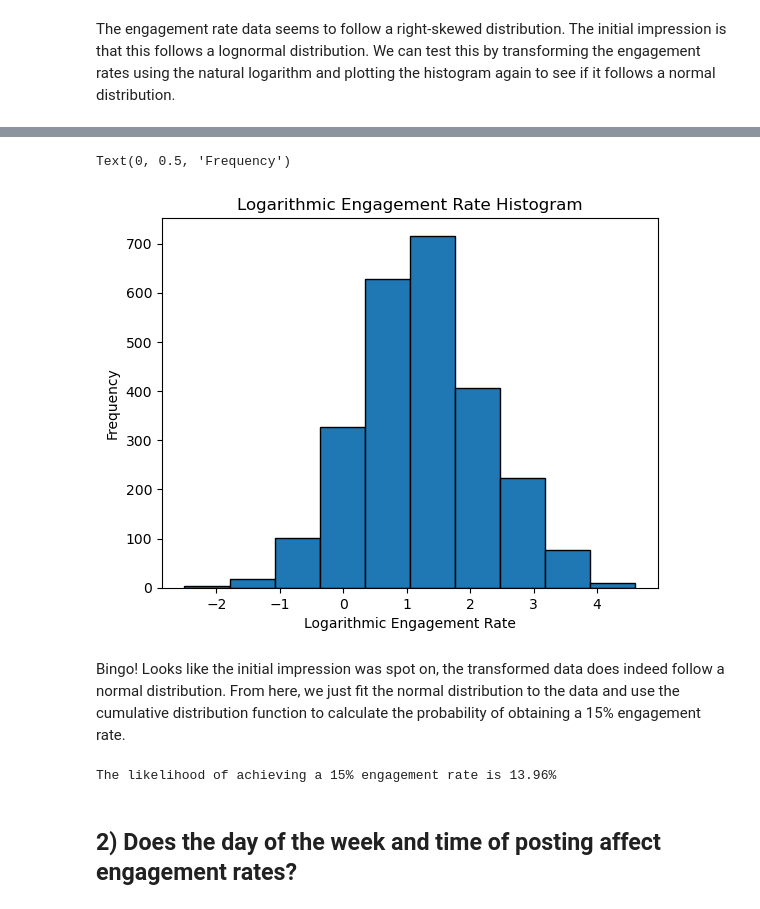
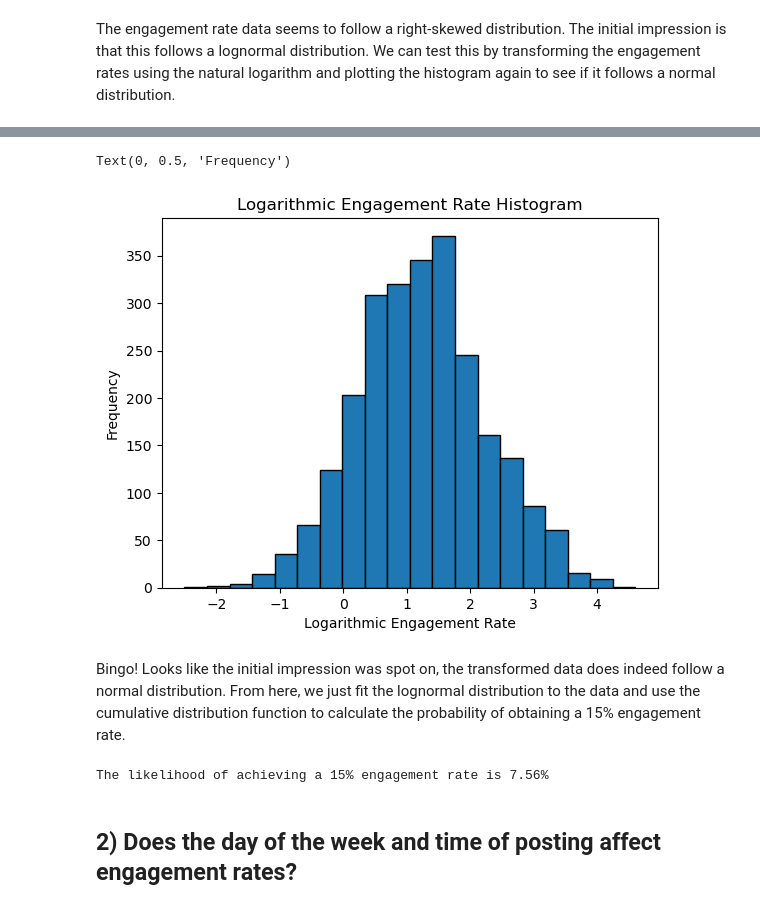
Before and after one commit to Isiah-Z-Montalvo/Evil-Geniuses-Data-Analyst-Internship-Assessment, a Jupyter notebook: Analysis.ipynb, the cells around one changed output, grey strips where cells are left out. Drawn from its saved outputs; the diff is of its cells as text; code cells hidden in the pictures.

```diff
--- a/Analysis.ipynb
+++ b/Analysis.ipynb
@@ -62,7 +62,7 @@ def averageEngagementRate(engagementRates):
 Looking at the engagement rate formula, we know that the impressions can never be 0 or we risk dividing by 0. We solve this problem by removing all posts with 0 impressions from the dataset.
 # %%
 badIndexes = df.query("Total_Impressions == 0").index
-df = df.drop(badIndexes)
+df = df.drop(badIndexes).reset_index(drop=True)
 df.query("Total_Impressions == 0").size
 # %% [output]
 0
@@ -92,7 +92,7 @@ df.query("Total_Engagements > Total_Impressions")
 It seems we found the culprit! There are a few post where the total engagements for the post is larger than the total impressions of the post which is impossible. We consider this an error in data collection, delete these posts from the dataset, and recalculate the typical engagement rate.
 # %%
 badIndexes = df.query("Total_Engagements > Total_Impressions").index
-df = df.drop(badIndexes)
+df = df.drop(badIndexes).reset_index(drop=True)
 df.query("Total_Engagements > Total_Impressions").size
 # %% [output]
 0
@@ -128,7 +128,7 @@ Text(0, 0.5, 'Frequency')
 The engagement rate data seems to follow a right-skewed distribution. The initial impression is that this follows a lognormal distribution. We can test this by transforming the engagement rates using the natural logarithm and plotting the histogram again to see if it follows a normal distribution.
 # %%
 badIndexes = df.query("Engagement_Rates == 0").index
-probDF = df.drop(badIndexes)
+probDF = df.drop(badIndexes).reset_index(drop=True)
 probDF.head()
 # %% [output]
 |  | Published_Date | Account | Account_Type | Campaign_Name | Total_Impressions | Total_Engagements | ... |
@@ -140,21 +140,21 @@ probDF.head()
 # %%
 logERS = np.log(probDF.Engagement_Rates)
-plt.hist(logERS, edgecolor = "black")
+plt.hist(logERS, edgecolor = "black", bins = 20)
 plt.title("Logarithmic Engagement Rate Histogram")
 plt.xlabel("Logarithmic Engagement Rate")
 plt.ylabel("Frequency")
 # %% [output]
 Text(0, 0.5, 'Frequency')
-[figure, old version]
+[figure, new version]
 # %% [markdown]
-Bingo! Looks like the initial impression was spot on, the transformed data does indeed follow a normal distribution. From here, we just fit the normal distribution to the data and use the cumulative distribution function to calculate the probability of obtaining a 15% engagement rate.
+Bingo! Looks like the initial impression was spot on, the transformed data does indeed follow a normal distribution. From here, we just fit the lognormal distribution to the data and use the cumulative distribution function to calculate the probability of obtaining a 15% engagement rate.
 # %%
-mean, std = norm.fit(logERS)
-likelihood = norm(loc = mean, scale = std).cdf(0.15)
-likelihood = likelihood * 100
-print("The likelihood of achieving a 15% engagement rate is {0:.2f}%".format(likelihood))
+shape, loc, scale = lognorm.fit(df.Engagement_Rates)
+probability = 1 - lognorm(shape, loc, scale).cdf(15)
+probability = probability * 100
+print("The likelihood of achieving a 15% engagement rate is {0:.2f}%".format(probability))
 # %% [output]
-The likelihood of achieving a 15% engagement rate is 13.96%
+The likelihood of achieving a 15% engagement rate is 7.56%
 # %% [markdown]
 ## 2) Does the day of the week and time of posting affect engagement rates?
 # %% [markdown]
```
Also changed, not shown: parts of 5 cells of this notebook.
